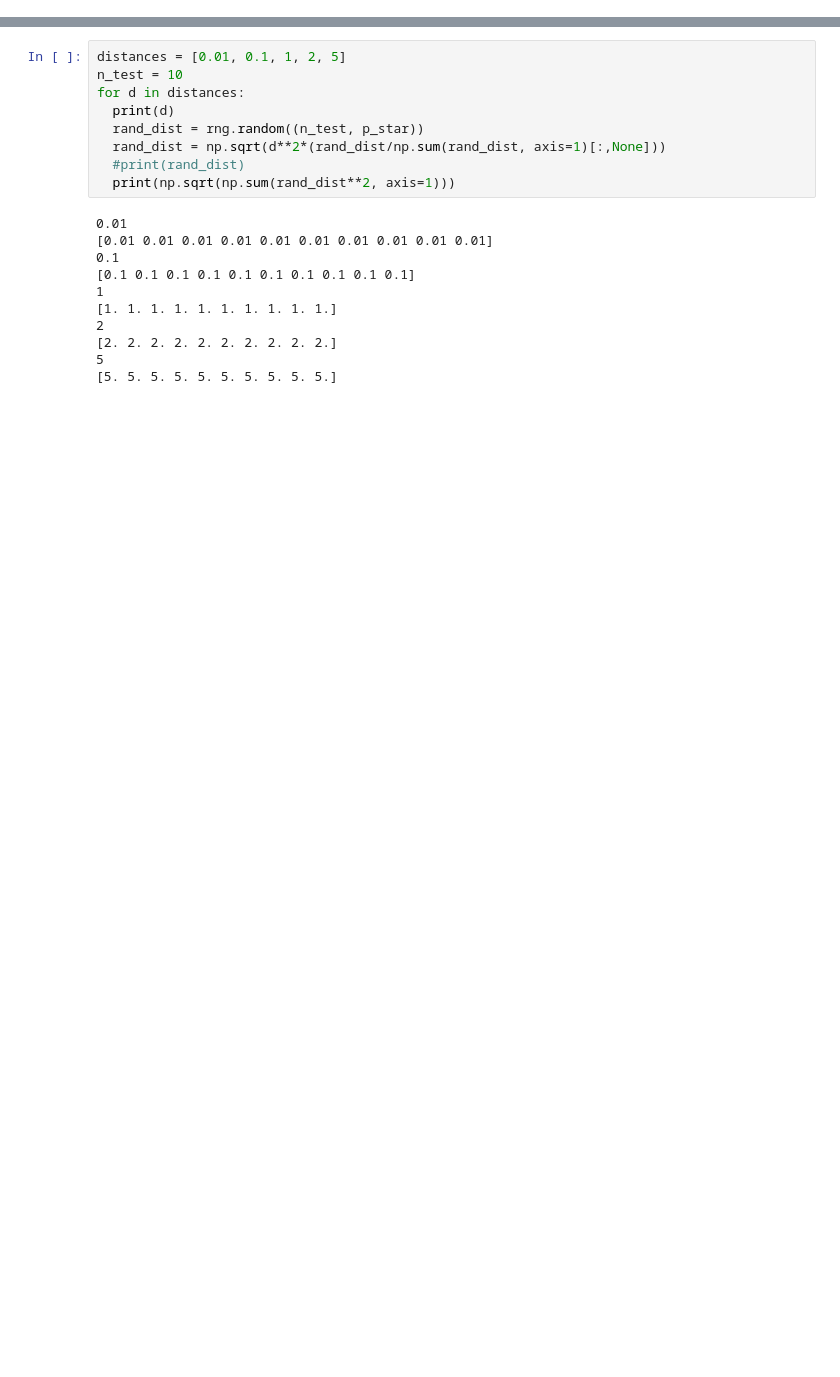
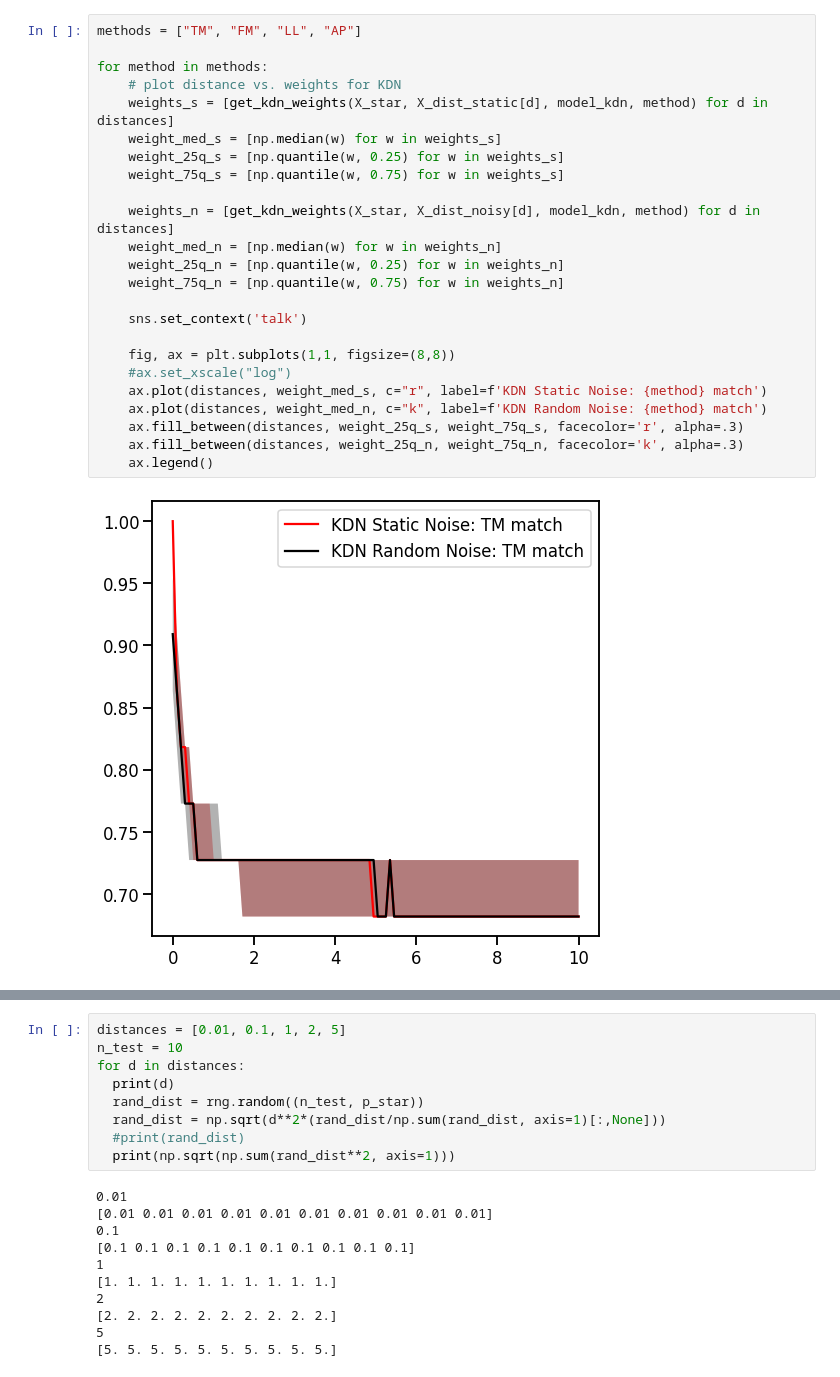
Before and after one commit to NeuroDataDesign/ProgLearn_2021-2022, a Jupyter notebook: Tiffany_Chu/Notebooks/distance_vs_weight_kdf_py.ipynb, the cells around one changed output, grey strips where cells are left out. Cells and saved outputs as stored; diff of their text form; blank space fills up the shorter version.

```diff
--- a/Tiffany_Chu/Notebooks/distance_vs_weight_kdf_py.ipynb
+++ b/Tiffany_Chu/Notebooks/distance_vs_weight_kdf_py.ipynb
@@ -35,0 +219,26 @@ import seaborn as sns
+# %%
+methods = ["TM", "FM", "LL", "AP"]
+
+for method in methods:
+    # plot distance vs. weights for KDN
+    weights_s = [get_kdn_weights(X_star, X_dist_static[d], model_kdn, method) for d in distances]
+    weight_med_s = [np.median(w) for w in weights_s]
+    weight_25q_s = [np.quantile(w, 0.25) for w in weights_s]
+    weight_75q_s = [np.quantile(w, 0.75) for w in weights_s]
+
+    weights_n = [get_kdn_weights(X_star, X_dist_noisy[d], model_kdn, method) for d in distances]
+    weight_med_n = [np.median(w) for w in weights_n]
+    weight_25q_n = [np.quantile(w, 0.25) for w in weights_n]
+    weight_75q_n = [np.quantile(w, 0.75) for w in weights_n]
+
+    sns.set_context('talk')
+
+    fig, ax = plt.subplots(1,1, figsize=(8,8))
+    #ax.set_xscale("log")
+    ax.plot(distances, weight_med_s, c="r", label=f'KDN Static Noise: {method} match')
+    ax.plot(distances, weight_med_n, c="k", label=f'KDN Random Noise: {method} match')
+    ax.fill_between(distances, weight_25q_s, weight_75q_s, facecolor='r', alpha=.3)
+    ax.fill_between(distances, weight_25q_n, weight_75q_n, facecolor='k', alpha=.3)
+    ax.legend()
+# %% [output]
+[figure, added]
```
Also changed, not shown: parts of 10 cells of this notebook.
